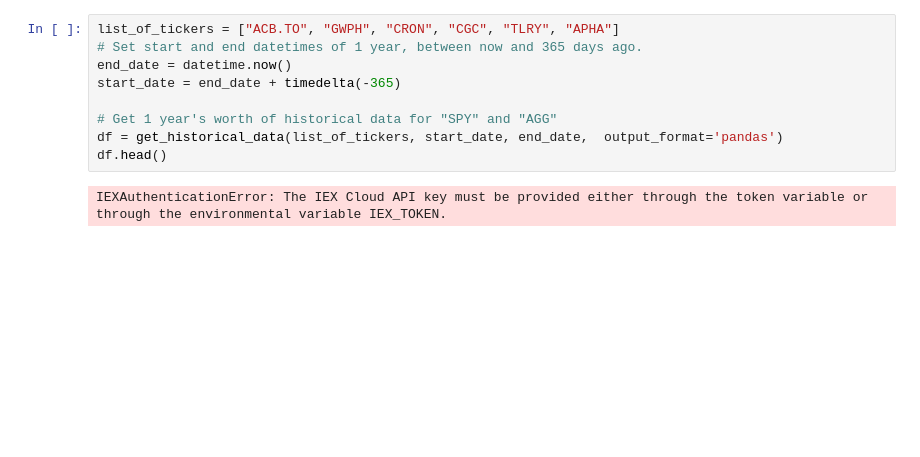
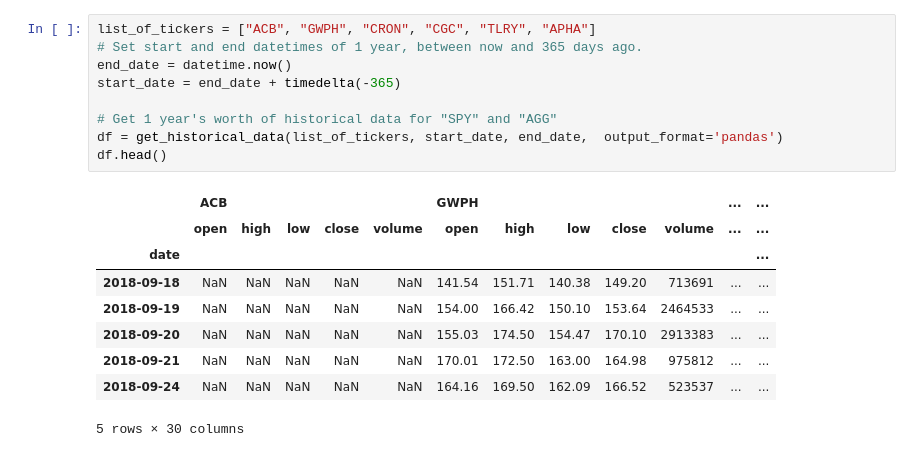
Before and after one commit to Briantaylor97/Cannabis-industry-analysis, a Jupyter notebook: group_project_1.ipynb, the cells around one changed output. Drawn from its saved outputs; the diff is of its cells as text; blank space fills up the shorter version.

```diff
--- a/group_project_1.ipynb
+++ b/group_project_1.ipynb
@@ -16,14 +21,22 @@ IEXAuthenticationError: The IEX Cloud API key must be provided either through th
 # %%
-list_of_tickers = ["ACB.TO", "GWPH", "CRON", "CGC", "TLRY", "APHA"]
+list_of_tickers = ["ACB", "GWPH", "CRON", "CGC", "TLRY", "APHA"]
 # Set start and end datetimes of 1 year, between now and 365 days ago.
 end_date = datetime.now()
 start_date = end_date + timedelta(-365)
 
 # Get 1 year's worth of historical data for "SPY" and "AGG"
 df = get_historical_data(list_of_tickers, start_date, end_date,  output_format='pandas')
 df.head()
 # %% [output]
+|  | ACB |  |  |  |  | GWPH |  |  |  |  | ... | ... |
+|  | open | high | low | close | volume | open | high | low | close | volume | ... | ... |
+| date |  |  |  |  |  |  |  |  |  |  |  | ... |
+| 2018-09-18 | NaN | NaN | NaN | NaN | NaN | 141.54 | 151.71 | 140.38 | 149.20 | 713691 | ... | ... |
+| 2018-09-19 | NaN | NaN | NaN | NaN | NaN | 154.00 | 166.42 | 150.10 | 153.64 | 2464533 | ... | ... |
+| 2018-09-20 | NaN | NaN | NaN | NaN | NaN | 155.03 | 174.50 | 154.47 | 170.10 | 2913383 | ... | ... |
+| 2018-09-21 | NaN | NaN | NaN | NaN | NaN | 170.01 | 172.50 | 163.00 | 164.98 | 975812 | ... | ... |
+| 2018-09-24 | NaN | NaN | NaN | NaN | NaN | 164.16 | 169.50 | 162.09 | 166.52 | 523537 | ... | ... |
-IEXAuthenticationError: The IEX Cloud API key must be provided either through the token variable or through the environmental variable IEX_TOKEN.
+5 rows × 30 columns
 # %%
 ## Cleaning the Data
 df.drop(columns=['open', 'high', 'low', 'volume'], level=1, inplace=True)
```
Also changed, not shown: parts of 17 cells of this notebook.
